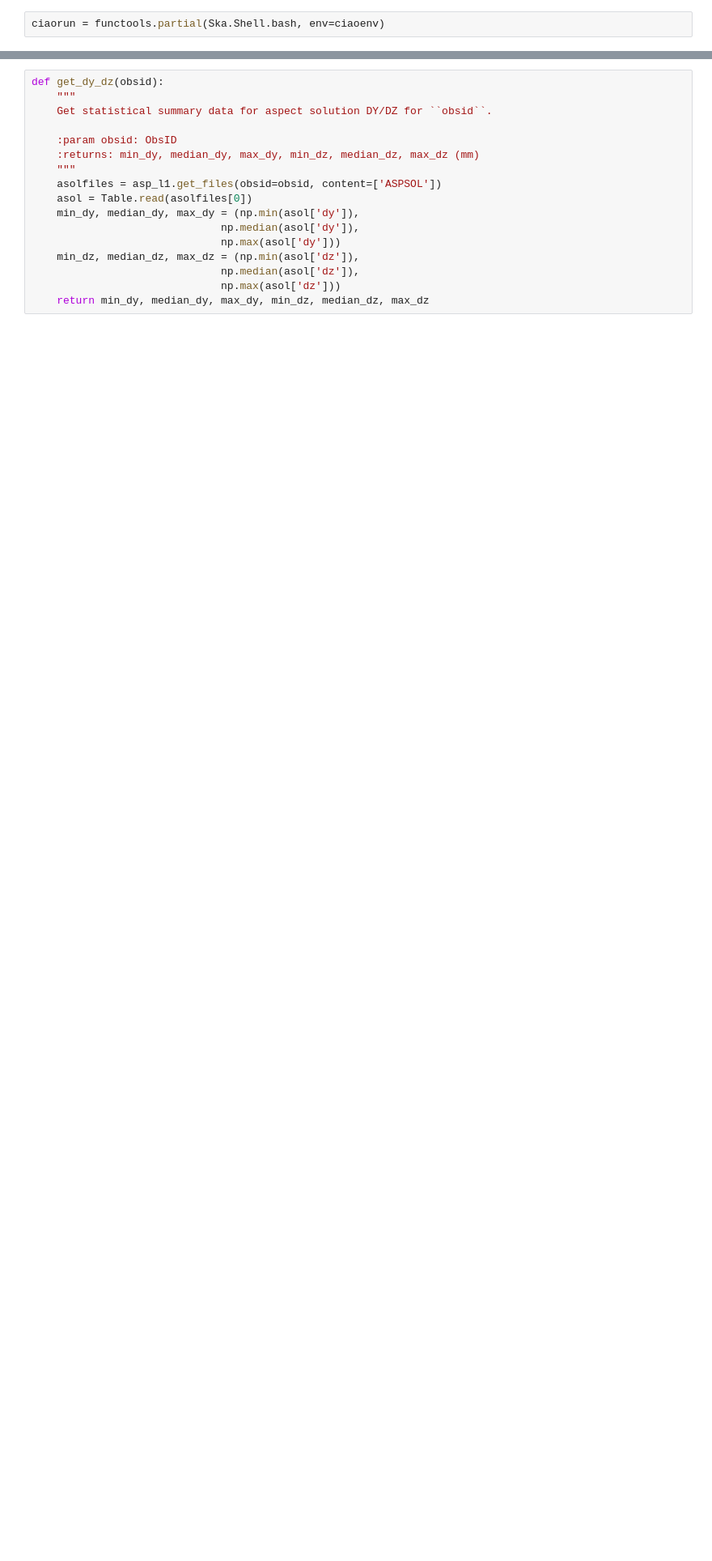
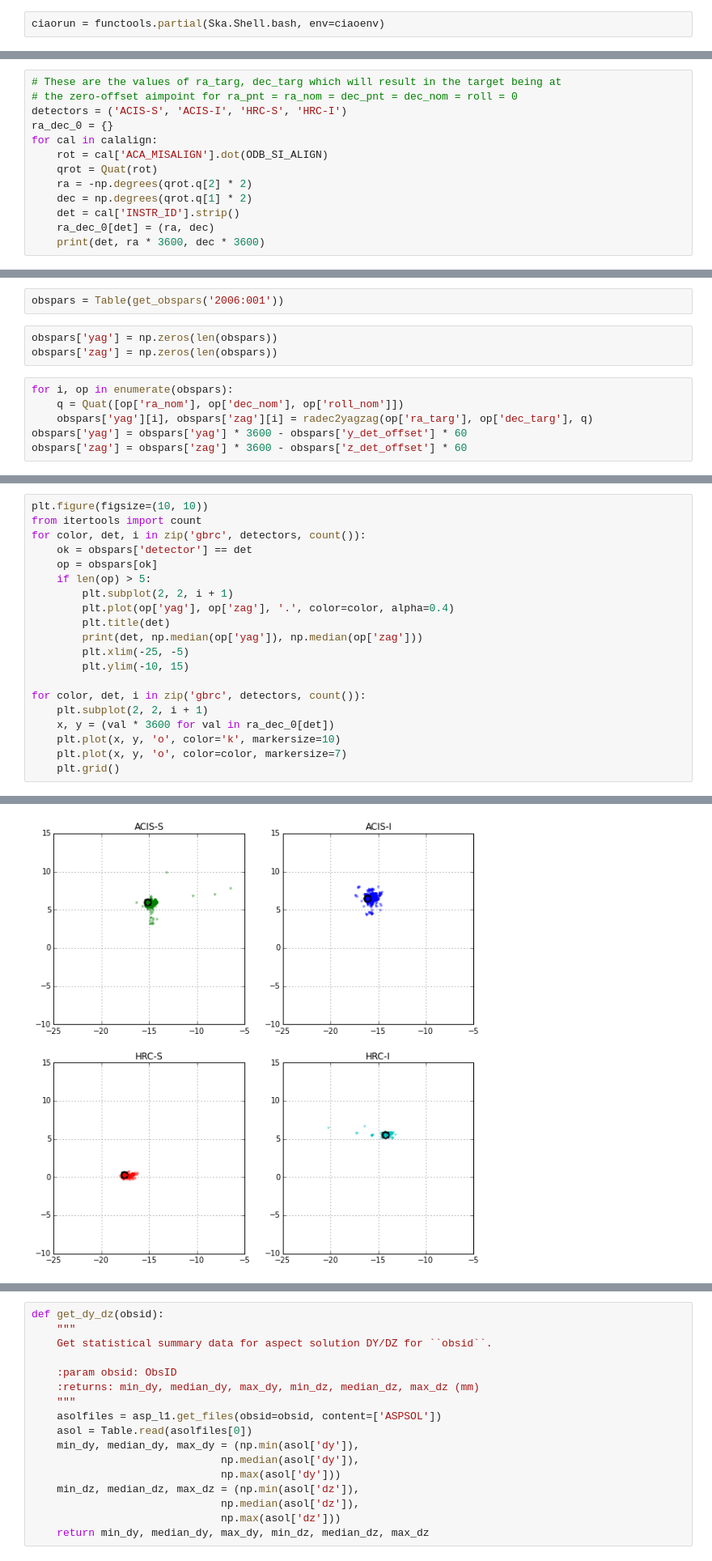
Before and after one commit to sot/aimpoint_mon, a Jupyter notebook: asol_to_chip_transforms.ipynb, the cells around one changed output, grey strips where cells are left out. Shown at 81% size. Drawn from its saved outputs; the diff is of its cells as text; blank space fills up the shorter version.

Commit message:
Update the asol_to_chip_transforms notebook to work with all detectors

```diff
--- a/asol_to_chip_transforms.ipynb
+++ b/asol_to_chip_transforms.ipynb
@@ -166,0 +211,13 @@ ciaorun = functools.partial(Ska.Shell.bash, env=ciaoenv)
+# %%
+# These are the values of ra_targ, dec_targ which will result in the target being at
+# the zero-offset aimpoint for ra_pnt = ra_nom = dec_pnt = dec_nom = roll = 0
+detectors = ('ACIS-S', 'ACIS-I', 'HRC-S', 'HRC-I')
+ra_dec_0 = {}
+for cal in calalign:
+    rot = cal['ACA_MISALIGN'].dot(ODB_SI_ALIGN)
+    qrot = Quat(rot)
+    ra = -np.degrees(qrot.q[2] * 2)
+    dec = np.degrees(qrot.q[1] * 2)
+    det = cal['INSTR_ID'].strip()
+    ra_dec_0[det] = (ra, dec)
+    print(det, ra * 3600, dec * 3600)
@@ -166,0 +231,11 @@ ciaorun = functools.partial(Ska.Shell.bash, env=ciaoenv)
+# %%
+obspars = Table(get_obspars('2006:001'))
+# %%
+obspars['yag'] = np.zeros(len(obspars))
+obspars['zag'] = np.zeros(len(obspars))
+# %%
+for i, op in enumerate(obspars):
+    q = Quat([op['ra_nom'], op['dec_nom'], op['roll_nom']])
+    obspars['yag'][i], obspars['zag'][i] = radec2yagzag(op['ra_targ'], op['dec_targ'], q)
+obspars['yag'] = obspars['yag'] * 3600 - obspars['y_det_offset'] * 60
+obspars['zag'] = obspars['zag'] * 3600 - obspars['z_det_offset'] * 60
@@ -166,0 +253,21 @@ ciaorun = functools.partial(Ska.Shell.bash, env=ciaoenv)
+# %%
+plt.figure(figsize=(10, 10))
+from itertools import count
+for color, det, i in zip('gbrc', detectors, count()):
+    ok = obspars['detector'] == det
+    op = obspars[ok]
+    if len(op) > 5:
+        plt.subplot(2, 2, i + 1)
+        plt.plot(op['yag'], op['zag'], '.', color=color, alpha=0.4)
+        plt.title(det)
+        print(det, np.median(op['yag']), np.median(op['zag']))
+        plt.xlim(-25, -5)
+        plt.ylim(-10, 15)
+
+for color, det, i in zip('gbrc', detectors, count()):
+    plt.subplot(2, 2, i + 1)
+    x, y = (val * 3600 for val in ra_dec_0[det])
+    plt.plot(x, y, 'o', color='k', markersize=10)
+    plt.plot(x, y, 'o', color=color, markersize=7)
+    plt.grid()
+# %% [output]
@@ -166,0 +278 @@ ciaorun = functools.partial(Ska.Shell.bash, env=ciaoenv)
+[figure, added]
```
Also changed, not shown: parts of 39 cells of this notebook.
